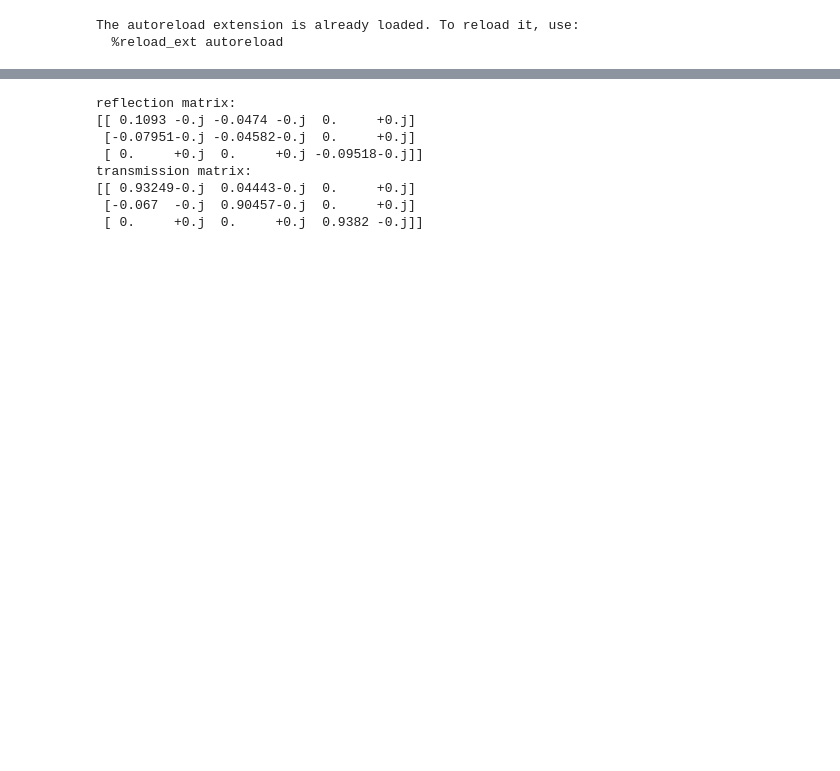
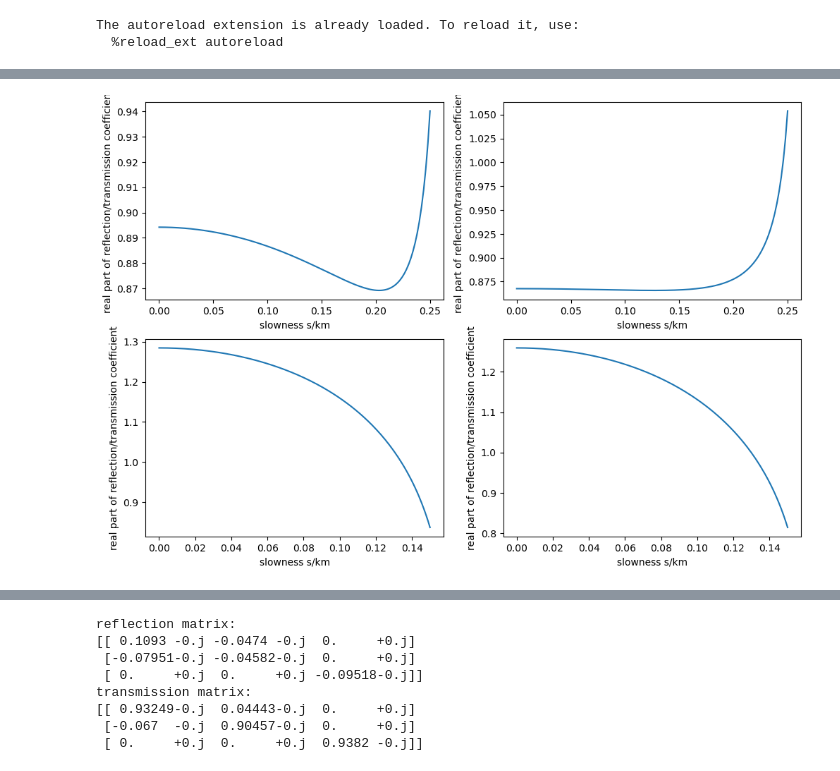
Before and after one commit to gpap-gpap/mantis-core-examples, a Jupyter notebook: Example_3_AVO.ipynb, the cells around one changed output, grey strips where cells are left out. Drawn from its saved outputs; the diff is of its cells as text; code cells hidden in the pictures; blank space fills up the shorter version.

```diff
--- a/Example_3_AVO.ipynb
+++ b/Example_3_AVO.ipynb
@@ -38,0 +48,10 @@ for top, bot in pairs:
+# %%
+fig, ax = init_plot(2, 2, title="Wang, geophysics-1999")
+
+ax[0, 0].plot(s0, data["shale-sand"][:, 1, 0, 0].T)
+ax[0, 1].plot(s0, data["shale-limestone"][:, 1, 0, 0].T)
+ax[1, 0].plot(s1, data["anhydrite-sand"][:, 1, 0, 0].T)
+ax[1, 1].plot(s1, data["anhydrite-limestone"][:, 1, 0, 0].T)
+close_plot(fig)
+# %% [output]
+[figure, added]
```
Also changed, not shown: parts of 8 cells of this notebook, 5 other files.
